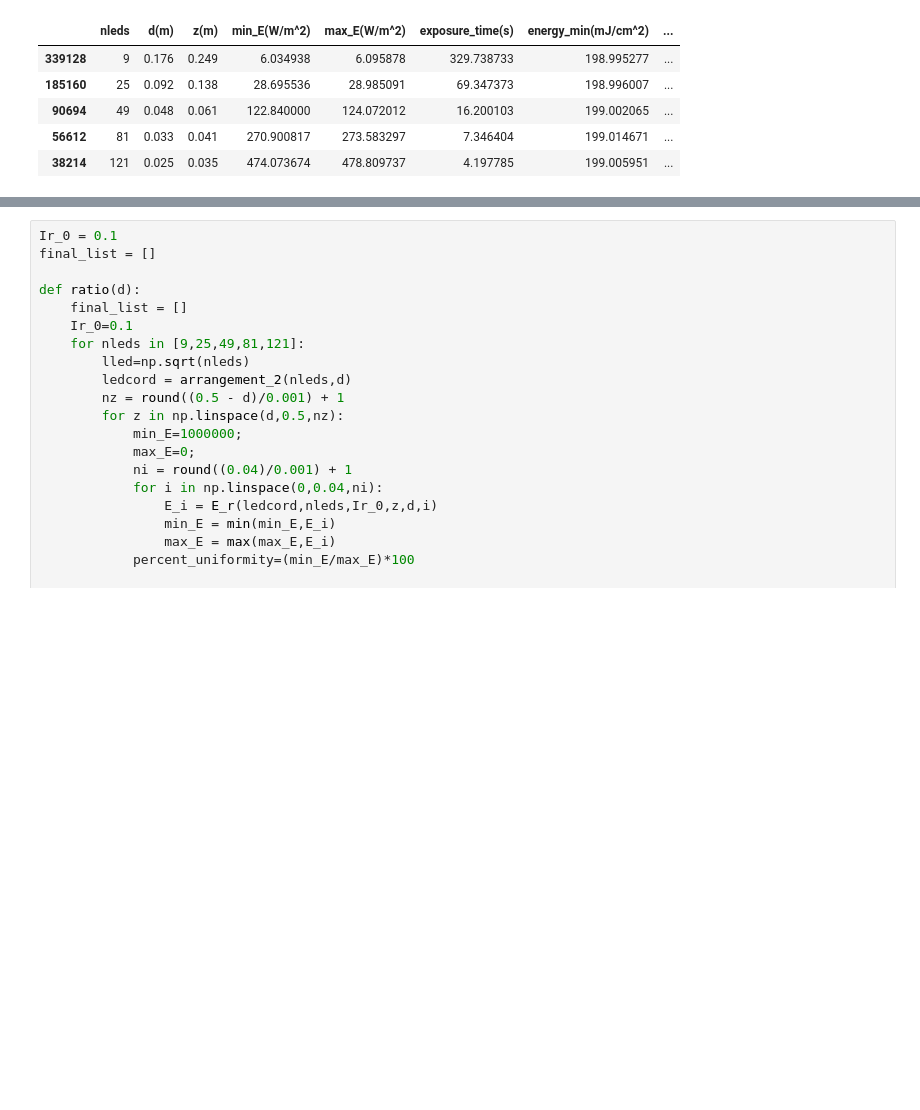
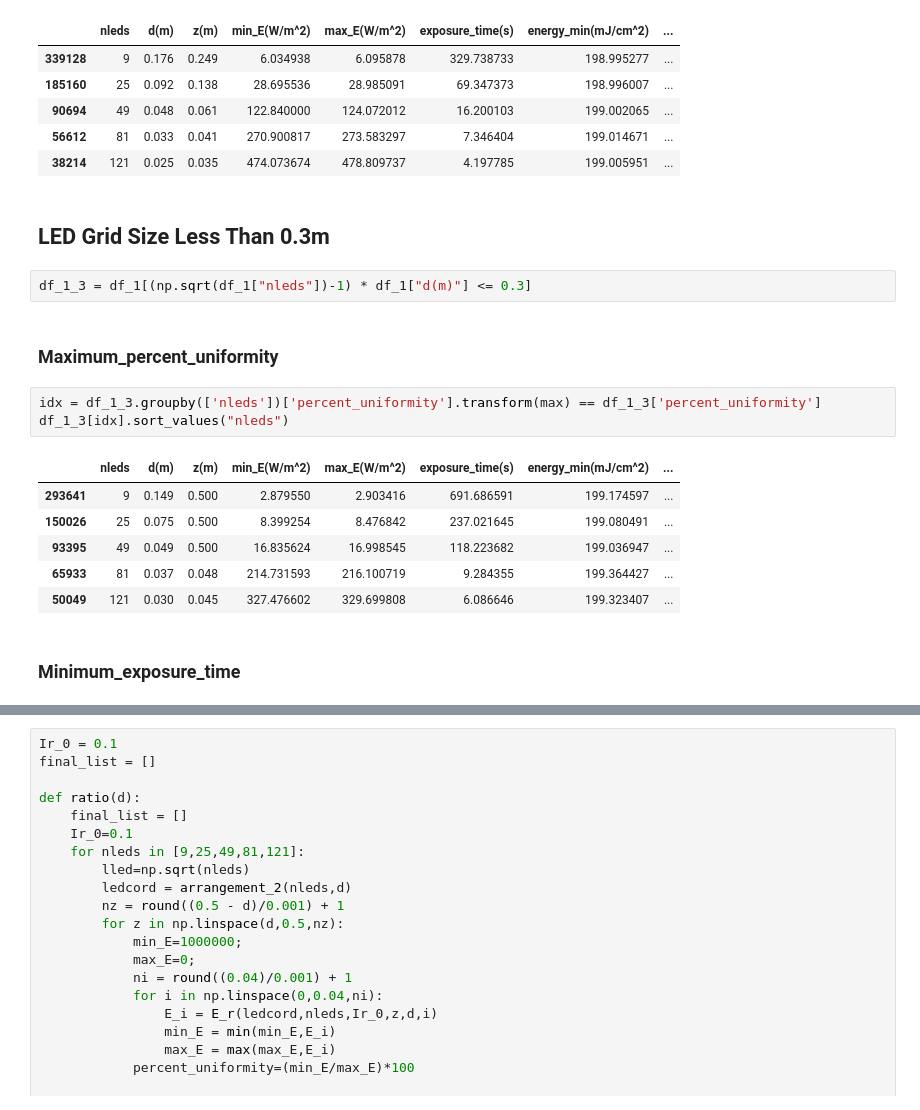
Before and after one commit to shubhranshsinghvi/Photolithography, a Jupyter notebook: Code/Ideal_UV_LED_model.ipynb, the cells around one changed output, grey strips where cells are left out. Drawn from its saved outputs; the diff is of its cells as text; blank space fills up the shorter version.

```diff
--- a/Code/No_restrictions_on_led_grid_size.ipynb
+++ b/Code/Ideal_UV_LED_model.ipynb
@@ -111,3 +113,21 @@ ef_1[idx].sort_values("nleds")
 | 90694 | 49 | 0.048 | 0.061 | 122.840000 | 124.072012 | 16.200103 | 199.002065 | ... |
 | 56612 | 81 | 0.033 | 0.041 | 270.900817 | 273.583297 | 7.346404 | 199.014671 | ... |
 | 38214 | 121 | 0.025 | 0.035 | 474.073674 | 478.809737 | 4.197785 | 199.005951 | ... |
+# %% [markdown]
+## LED Grid Size Less Than 0.3m
+# %%
+df_1_3 = df_1[(np.sqrt(df_1["nleds"])-1) * df_1["d(m)"] <= 0.3]
+# %% [markdown]
+### Maximum_percent_uniformity
+# %%
+idx = df_1_3.groupby(['nleds'])['percent_uniformity'].transform(max) == df_1_3['percent_uniformity']
+df_1_3[idx].sort_values("nleds")
+# %% [output]
+|  | nleds | d(m) | z(m) | min_E(W/m^2) | max_E(W/m^2) | exposure_time(s) | energy_min(mJ/cm^2) | ... |
+| 293641 | 9 | 0.149 | 0.500 | 2.879550 | 2.903416 | 691.686591 | 199.174597 | ... |
+| 150026 | 25 | 0.075 | 0.500 | 8.399254 | 8.476842 | 237.021645 | 199.080491 | ... |
+| 93395 | 49 | 0.049 | 0.500 | 16.835624 | 16.998545 | 118.223682 | 199.036947 | ... |
+| 65933 | 81 | 0.037 | 0.048 | 214.731593 | 216.100719 | 9.284355 | 199.364427 | ... |
+| 50049 | 121 | 0.030 | 0.045 | 327.476602 | 329.699808 | 6.086646 | 199.323407 | ... |
+# %% [markdown]
+### Minimum_exposure_time
```
Also changed, not shown: parts of 20 cells of this notebook, 3 other files.
